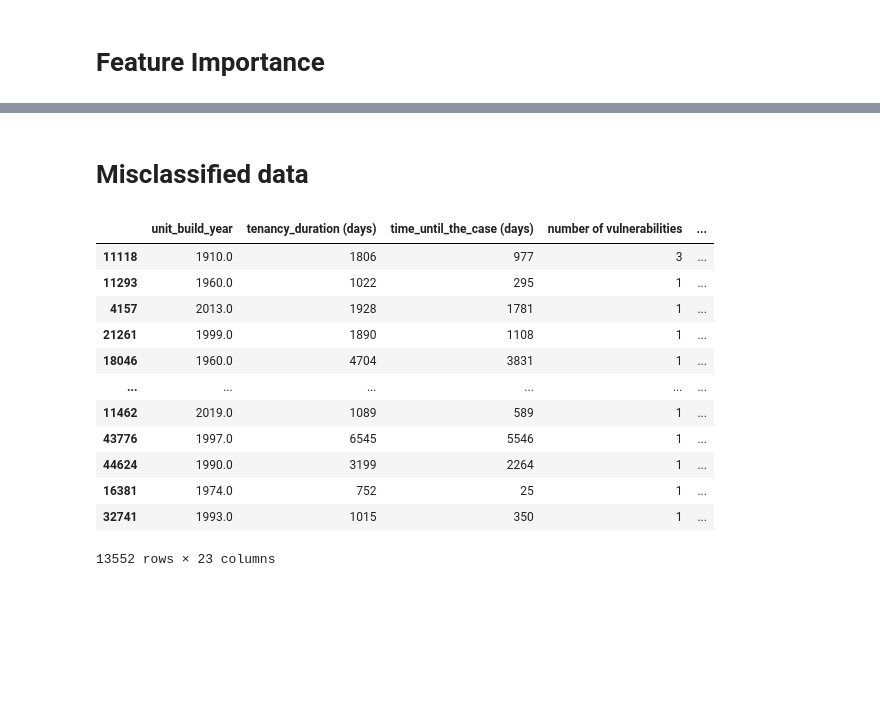
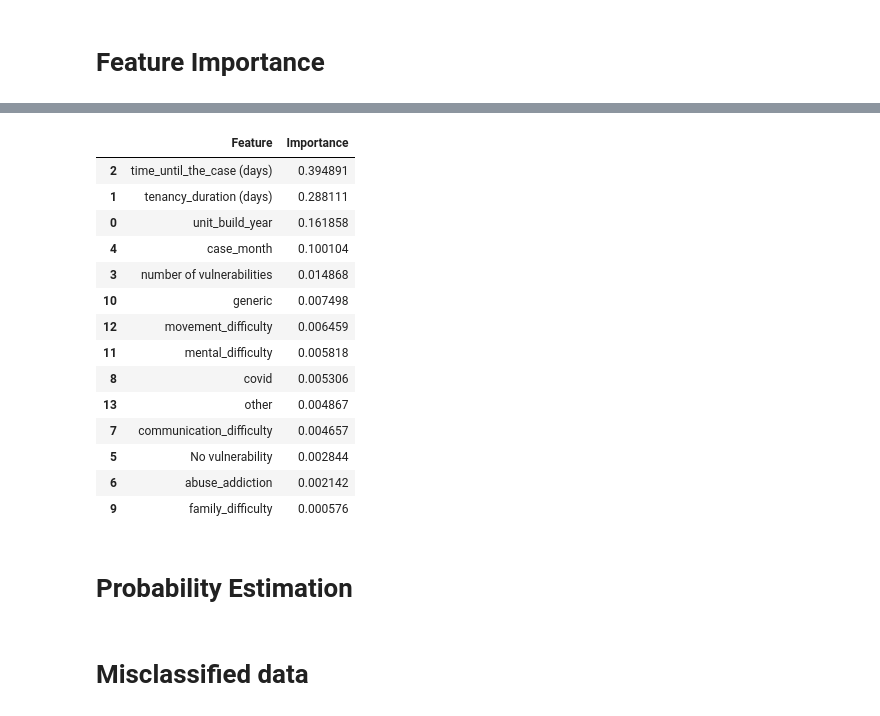
Before and after one commit to kleokog/Mycodes, a Jupyter notebook: L&Q/Code/Script 1.ipynb, the cells around one changed output, grey strips where cells are left out. Drawn from its saved outputs; the diff is of its cells as text; code cells hidden in the pictures; blank space fills up the shorter version.

```diff
--- a/L&Q/Code/Script 1.ipynb
+++ b/L&Q/Code/Script 1.ipynb
@@ -373,0 +430,22 @@ Feature 23: Young Person, Score :0.0005
+# %%
+features_names = list(X.columns)
+Feataure_Importance_df = pd.DataFrame(list(zip(features_names, list(importance))), columns = ['Feature', "Importance"])
+Feataure_Importance_df.sort_values('Importance', ascending=False)
+# %% [output]
+|  | Feature | Importance |
+| 2 | time_until_the_case (days) | 0.394891 |
+| 1 | tenancy_duration (days) | 0.288111 |
+| 0 | unit_build_year | 0.161858 |
+| 4 | case_month | 0.100104 |
+| 3 | number of vulnerabilities | 0.014868 |
+| 10 | generic | 0.007498 |
+| 12 | movement_difficulty | 0.006459 |
+| 11 | mental_difficulty | 0.005818 |
+| 8 | covid | 0.005306 |
+| 13 | other | 0.004867 |
+| 7 | communication_difficulty | 0.004657 |
+| 5 | No vulnerability | 0.002844 |
+| 6 | abuse_addiction | 0.002142 |
+| 9 | family_difficulty | 0.000576 |
+# %% [markdown]
+# Probability Estimation
@@ -374,21 +457,5 @@ Feature 23: Young Person, Score :0.0005
 # %% [markdown]
 # Misclassified data
-# %%
-X_test
-# %% [output]
-|  | unit_build_year | tenancy_duration (days) | time_until_the_case (days) | number of vulnerabilities | ... |
-| 11118 | 1910.0 | 1806 | 977 | 3 | ... |
-| 11293 | 1960.0 | 1022 | 295 | 1 | ... |
-| 4157 | 2013.0 | 1928 | 1781 | 1 | ... |
-| 21261 | 1999.0 | 1890 | 1108 | 1 | ... |
-| 18046 | 1960.0 | 4704 | 3831 | 1 | ... |
-| ... | ... | ... | ... | ... | ... |
-| 11462 | 2019.0 | 1089 | 589 | 1 | ... |
-| 43776 | 1997.0 | 6545 | 5546 | 1 | ... |
-| 44624 | 1990.0 | 3199 | 2264 | 1 | ... |
-| 16381 | 1974.0 | 752 | 25 | 1 | ... |
-| 32741 | 1993.0 | 1015 | 350 | 1 | ... |
-13552 rows × 23 columns
 # %%
 test_df = X_test.copy()
 test_df['Actual'] = y_test
```
Also changed, not shown: parts of 25 cells of this notebook.
